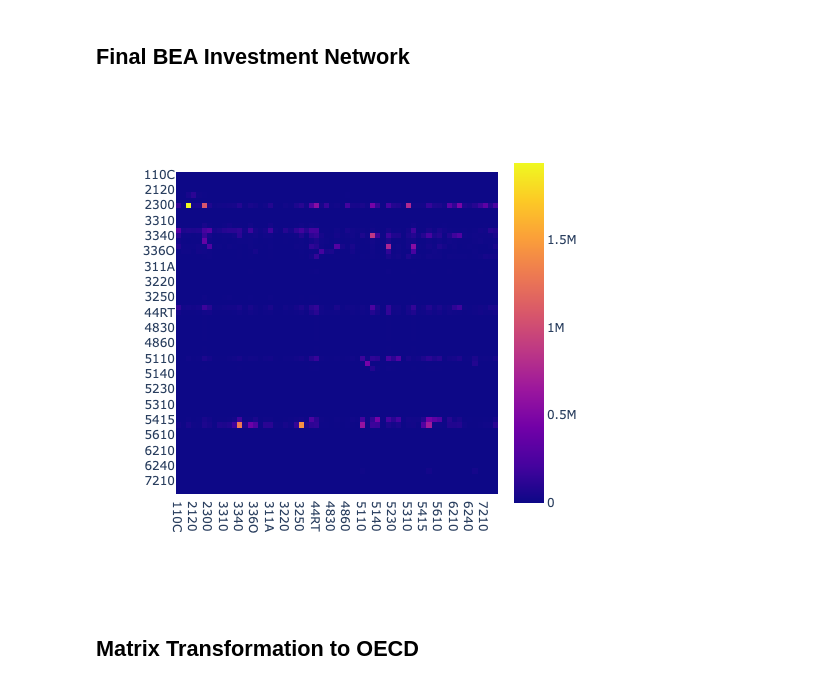
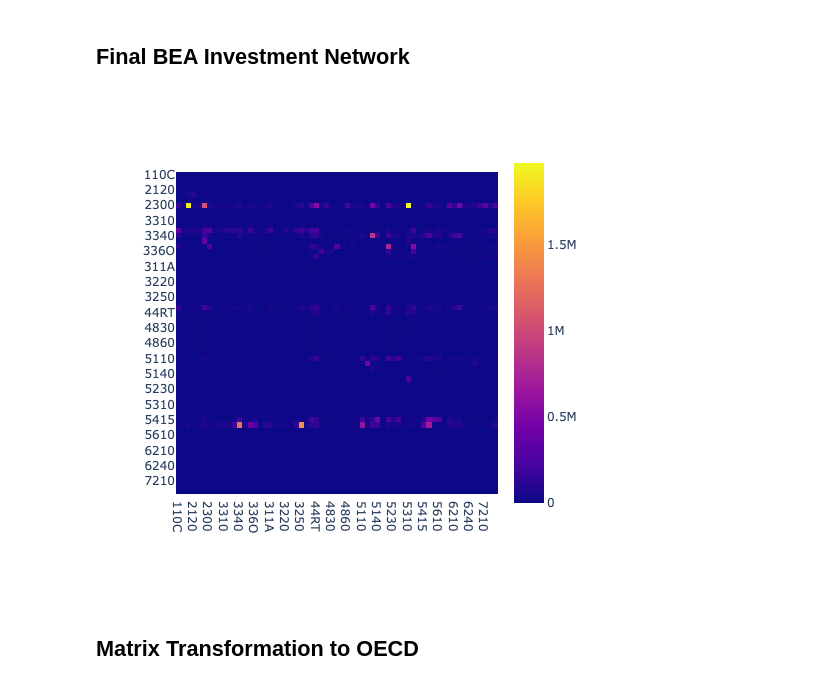
Before and after one commit to matthewbbone/macro-model-eda, a Jupyter notebook: may9th.ipynb, the cells around one changed output. Cells and saved outputs as stored; diff of their text form; code cells hidden in the pictures.

```diff
--- a/may2nd.ipynb
+++ b/may9th.ipynb
@@ -264,20 +265,9 @@ ipp_map = {
     "AE50": "711A"
 }
 # %%
-
 ipp_df = expend_df[expend_df["asset"].map(lambda x: x in ipp_map.keys())].copy()
 ipp_df["asset"] = ipp_df["asset"].map(lambda x: ipp_map[x])
 ipp_df = ipp_df.groupby(["industry", "asset"]).agg("sum")
 ipp_matrix = np.zeros((len(years), n_industries, n_industries))
 
-for i in range(n_industries):
-    for j in range(n_industries):
-        for t in range(len(years)):
-            try:
-                ipp_matrix[t,i,j] = ipp_df.loc[(industries[j],industries[i]), years[t]]
-            except:
-                continue
-
-final_ipp_matrix = pd.DataFrame(ipp_matrix.sum(axis = 0))
-final_ipp_matrix.columns = industries
-final_ipp_matrix.index = industries
+software_expenditures = ipp_df[ipp_df.index.map(lambda x: x[0] == "5110")].sum(axis=0).loc[["2007", "2012"]]
@@ -288,0 +416,29 @@ Image("ippmat.png")
+# %%
+resid_matrix = np.zeros((len(years), n_industries, n_industries))
+
+for i in range(n_industries):
+    for j in range(n_industries):
+        for t in range(len(years)):
+            if industries[j] == "5310":
+
+                equip = resid_equip_output[y]
+                equip_split = nipa_split[y][34].keys()
+
+                for k in equip_split:
+                    resid_matrix[t,list(industries).index(k),j] = resid_equip_output[years[t]] * nipa_split[years[t]][34][k]
+
+                resid_matrix[t, list(industries).index("2300"), j] = construction_output[years[t]]
+                resid_matrix[t, list(industries).index("5310"), j] = real_estate_output[years[t]]
+                resid_matrix[t, list(industries).index("5320"), j] = rental_output[years[t]]
+                resid_matrix[t, list(industries).index("5210"), j] = fed_output[years[t]]
+                resid_matrix[t, list(industries).index("5230"), j] = investments_output[years[t]]
+                resid_matrix[t, list(industries).index("5240"), j] = insurance_output[years[t]]
+                resid_matrix[t, list(industries).index("5250"), j] = funds_output[years[t]]
+                resid_matrix[t, list(industries).index("5411"), j] = legal_output[years[t]]
+                resid_matrix[t, list(industries).index("5415"), j] = computer_output[years[t]]
+                resid_matrix[t, list(industries).index("5412"), j] = misc_prof_output[years[t]]
+
+
+final_resid_matrix = pd.DataFrame(resid_matrix.sum(axis = 0))
+final_resid_matrix.columns = industries
+final_resid_matrix.index = industries
@@ -289,11 +450,11 @@ Image("ippmat.png")
 # %% [markdown]
 ## Final BEA Investment Network
 # %%
-bea_matrix = final_equip_matrix + final_structure_matrix + final_ipp_matrix
+bea_matrix = final_equip_matrix + final_structure_matrix + final_ipp_matrix + final_resid_matrix
 # px.imshow(bea_matrix, width=500, height=500)
 Image("finalbeamat.png")
 # %% [output]
-[figure, old version]
+[figure, new version]
 # %% [markdown]
 ##  Matrix Transformation to OECD
 # %%
```
Also changed, not shown: parts of 15 cells of this notebook.
